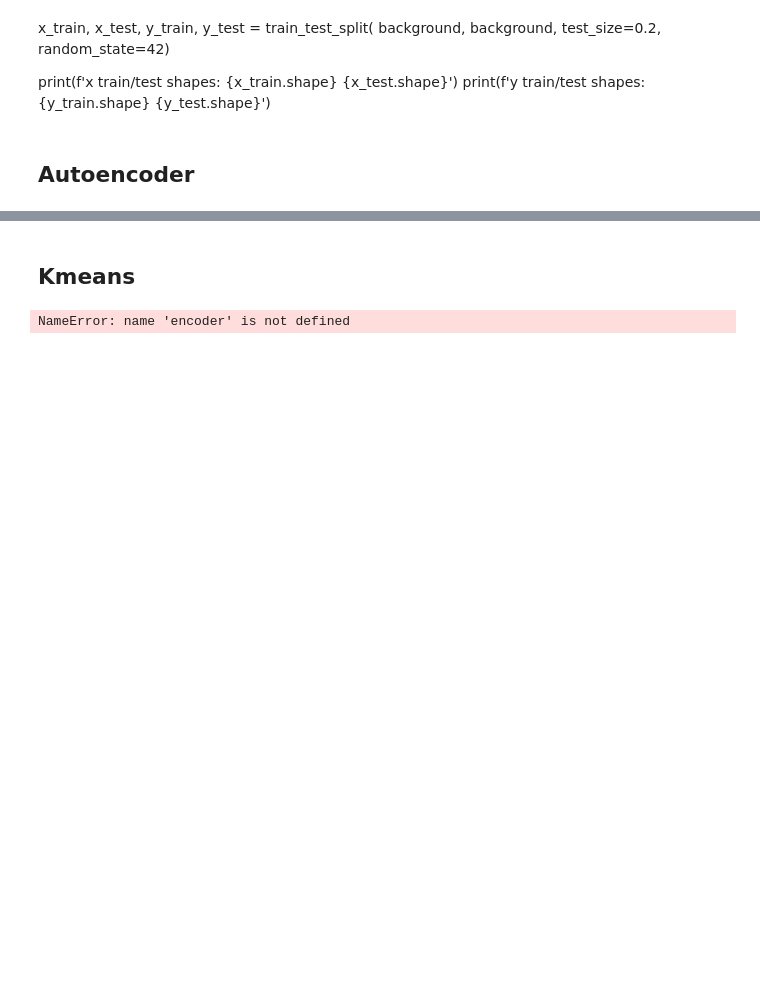
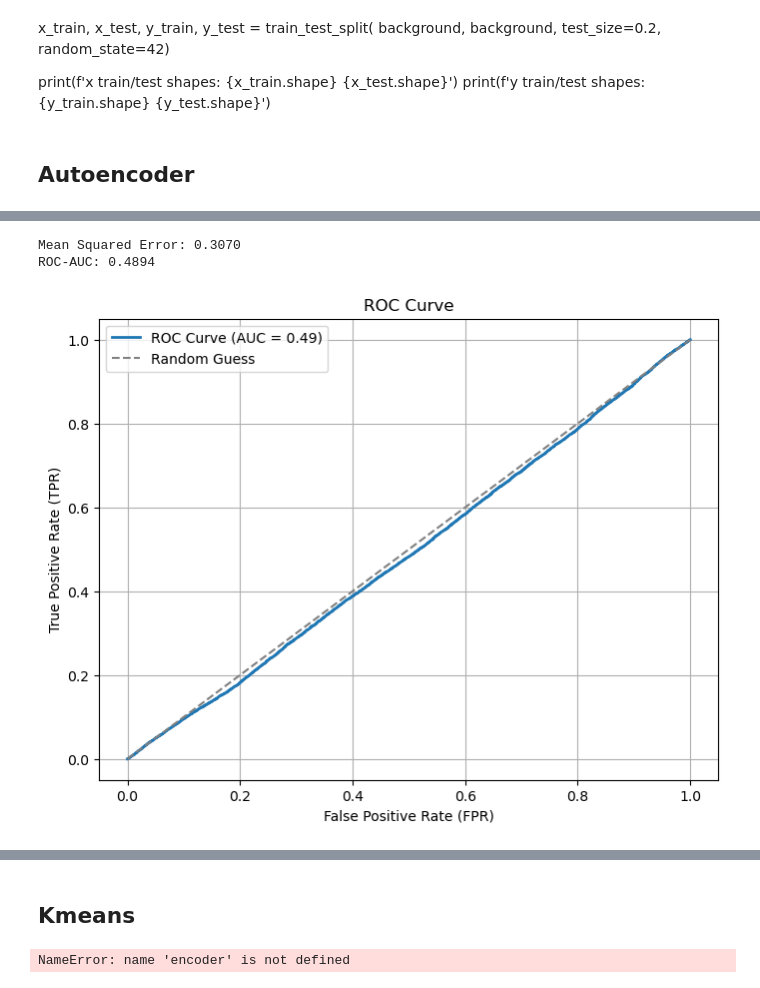
Before and after one commit to zohasan123/SMASH-hackathon-group-24, a Jupyter notebook: autoencode_kmeans_nn.ipynb, the cells around one changed output, grey strips where cells are left out. Saved outputs shown, nothing was run; the diff lists cells and outputs as text; code cells hidden in the pictures; blank space fills up the shorter version.

Commit message:
Add files via upload
final model

```diff
--- a/autoencode_kmeans_nn.ipynb
+++ b/autoencode_kmeans_nn.ipynb
@@ -112,0 +294,28 @@ Epoch 50/50
+# %%
+from sklearn.neural_network import MLPRegressor
+
+# Initialize the neural network
+nn_model = MLPRegressor(hidden_layer_sizes=(64, 32), activation='relu', max_iter=500, random_state=42)
+
+# Train the neural network
+nn_model.fit(X_features_train, y_bbh_sglf_train)
+
+
+# Generate test features
+reconstruction_errors_test = np.mean(
+    np.square(autoencoder.predict(X_bbh_sglf_test) - X_bbh_sglf_test),
+    axis=(1, 2)
+)
+latent_representations_test = encoder.predict(X_bbh_sglf_test)
+cluster_distances_test = kmeans.transform(latent_representations_test)
+cluster_labels_test = kmeans.predict(latent_representations_test)
+
+# Combine test features
+X_features_test = np.column_stack([
+    reconstruction_errors_test,  # Reconstruction errors
+    cluster_distances_test,      # Cluster distances
+    cluster_labels_test          # Cluster labels
+])
+
+# Predict anomaly probabilities
+y_pred = nn_model.predict(X_features_test)
@@ -112,0 +325,31 @@ Epoch 50/50
+# %%
+from sklearn.metrics import mean_squared_error, roc_auc_score, precision_score, recall_score
+
+# Calculate metrics
+mse = mean_squared_error(y_bbh_sglf_test, y_pred)
+roc_auc = roc_auc_score(y_bbh_sglf_test, y_pred)
+
+print(f"Mean Squared Error: {mse:.4f}")
+print(f"ROC-AUC: {roc_auc:.4f}")
+# %% [output]
+Mean Squared Error: 0.3070
+ROC-AUC: 0.4894
+# %%
+from sklearn.metrics import roc_curve
+import matplotlib.pyplot as plt
+
+# Generate ROC curve
+fpr, tpr, thresholds = roc_curve(y_bbh_sglf_test, y_pred)
+
+# Plot ROC curve
+plt.figure(figsize=(8, 6))
+plt.plot(fpr, tpr, label=f'ROC Curve (AUC = {roc_auc:.2f})', linewidth=2)
+plt.plot([0, 1], [0, 1], '--', color='gray', label='Random Guess')
+plt.xlabel('False Positive Rate (FPR)')
+plt.ylabel('True Positive Rate (TPR)')
+plt.title('ROC Curve')
+plt.legend()
+plt.grid(True)
+plt.show()
+# %% [output]
+[figure, added]
```
Also changed, not shown: parts of 16 cells of this notebook.
